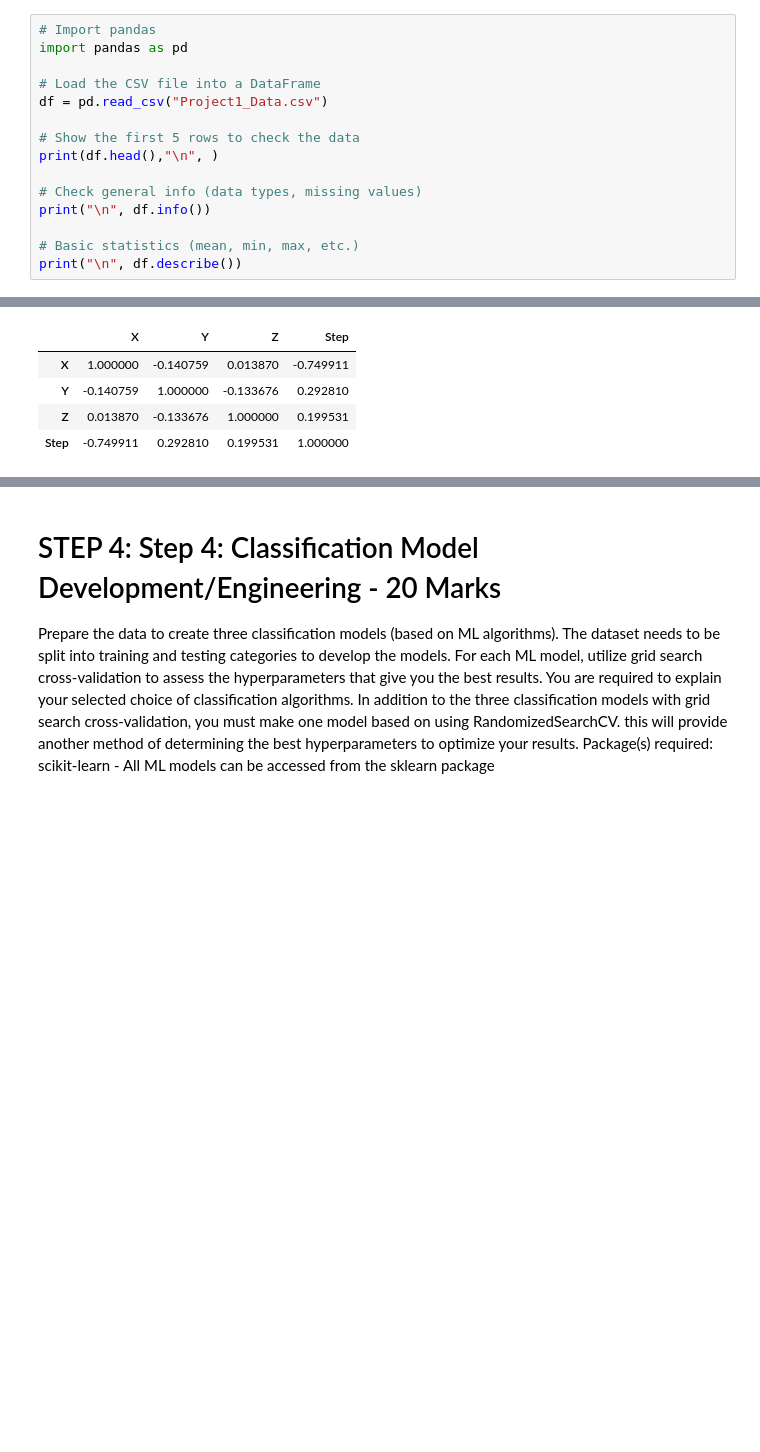
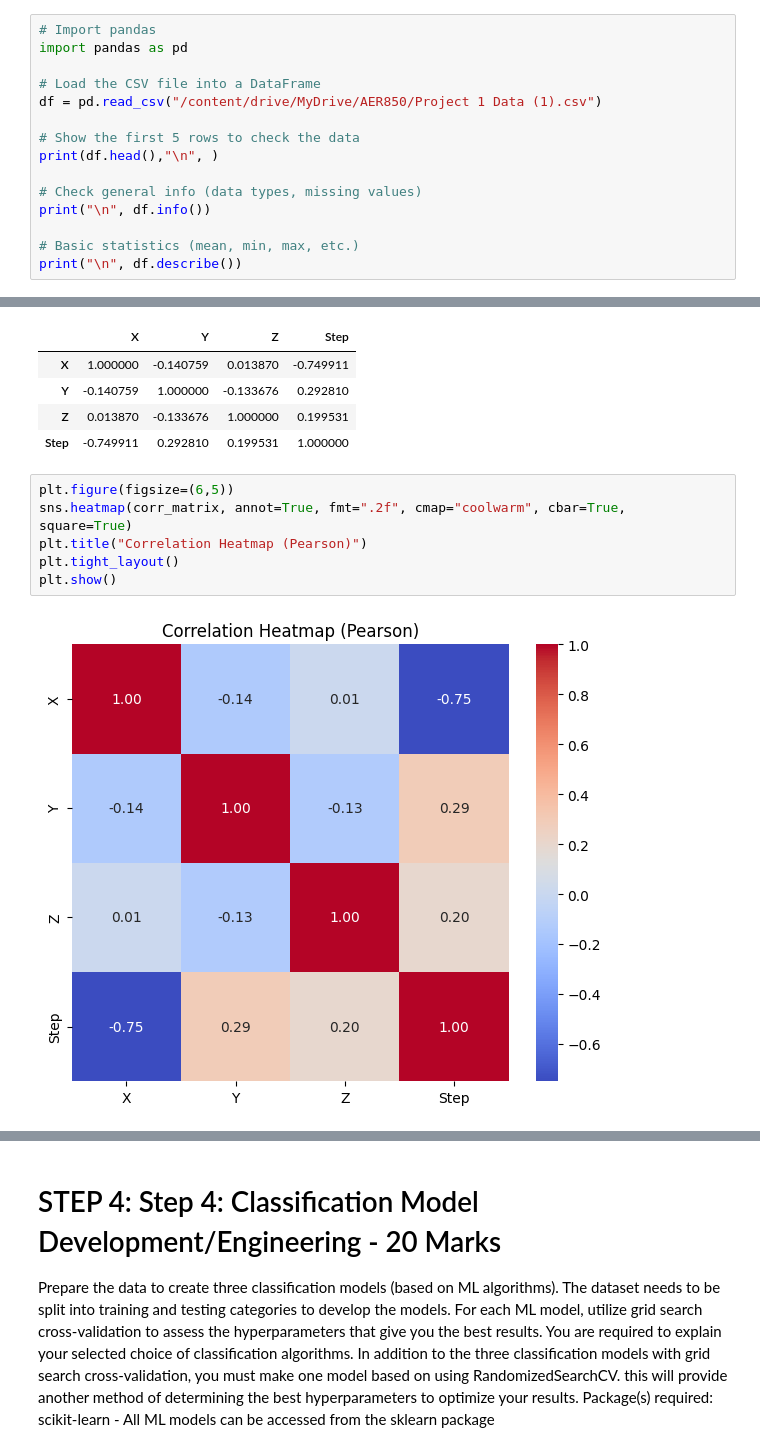
Before and after one commit to babak-tafreshi/AER850_Project1, a Jupyter notebook: AER850_Project1.ipynb, the cells around one changed output, grey strips where cells are left out. Saved outputs shown, nothing was run; the diff lists cells and outputs as text; blank space fills up the shorter version.

```diff
--- a/AER850_Project1.ipynb
+++ b/AER850_Project1.ipynb
@@ -10,7 +10,7 @@ Package(s) required: Pandas
 import pandas as pd
 
 # Load the CSV file into a DataFrame
-df = pd.read_csv("Project1_Data.csv")
+df = pd.read_csv("/content/drive/MyDrive/AER850/Project 1 Data (1).csv")
 
 # Show the first 5 rows to check the data
 print(df.head(),"\n", )
@@ -227,3 +227,11 @@ Pearson Correlation Matrix:
 | Y | -0.140759 | 1.000000 | -0.133676 | 0.292810 |
 | Z | 0.013870 | -0.133676 | 1.000000 | 0.199531 |
 | Step | -0.749911 | 0.292810 | 0.199531 | 1.000000 |
+# %%
+plt.figure(figsize=(6,5))
+sns.heatmap(corr_matrix, annot=True, fmt=".2f", cmap="coolwarm", cbar=True, square=True)
+plt.title("Correlation Heatmap (Pearson)")
+plt.tight_layout()
+plt.show()
+# %% [output]
+[figure, added]
```
Also changed, not shown: parts of 18 cells of this notebook.
